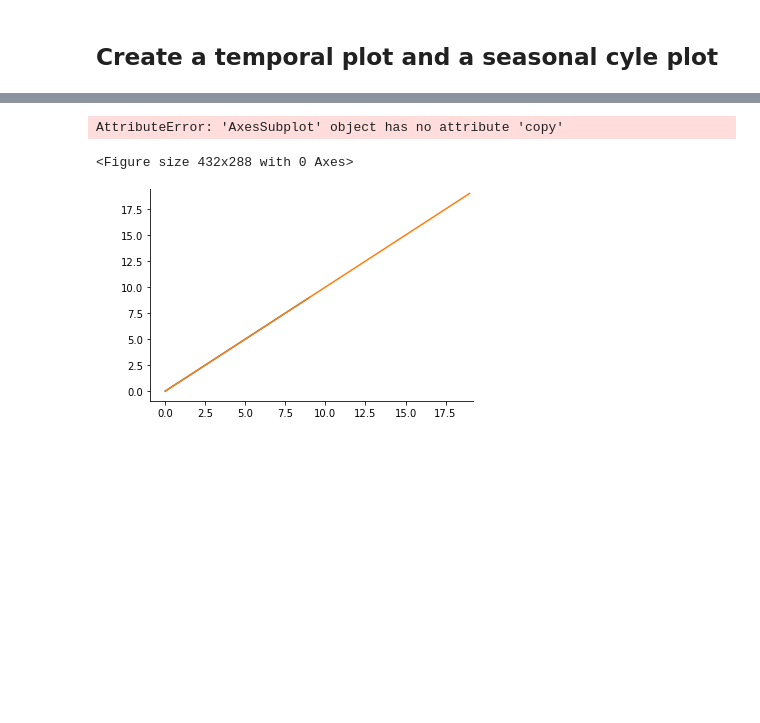
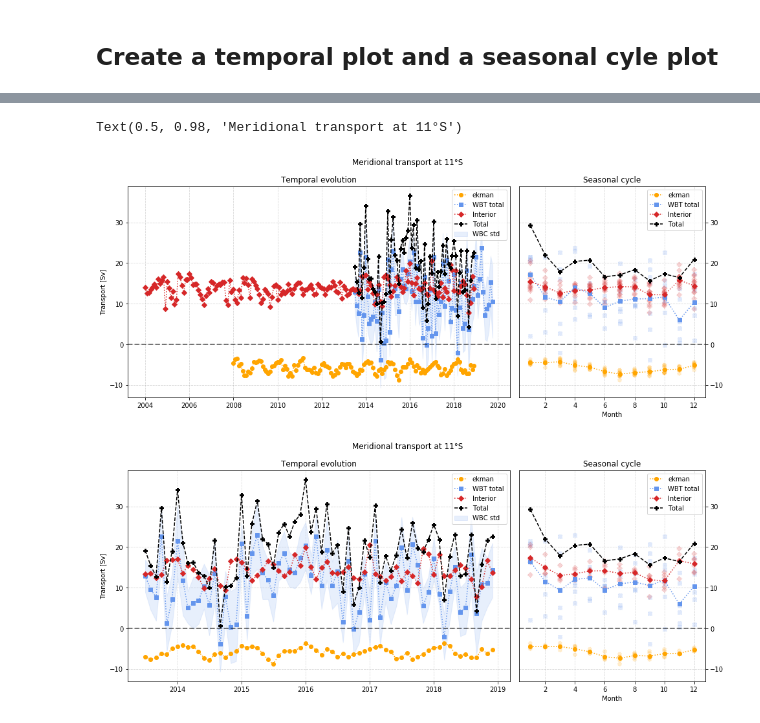
Before and after one commit to nilsnevertree/ApothermGroupProject, a Jupyter notebook: AmocTotalTransport.ipynb, the cells around one changed output, grey strips where cells are left out. Drawn from its saved outputs; the diff is of its cells as text; code cells hidden in the pictures; blank space fills up the shorter version.

Commit message:
finalized plots for wednesday

```diff
--- a/AmocTotalTransport.ipynb
+++ b/AmocTotalTransport.ipynb
@@ -249,10 +240,12 @@ replace_nan_with_other = lambda data, x= np.nan : data.where(~np.isnan(data), ot
 amoc_dataset['total'] = replace_nan_with_other(amoc_dataset.interior) + \
                         replace_nan_with_other(amoc_dataset.ekman_transport) + \
                         replace_nan_with_other(amoc_dataset.western_boundary)
-amoc_dataset.interior.attrs = {
+amoc_dataset.total.attrs = {
                 **dict(
                     unit = "Sv",
-                    long_name = "Interior transport variablility plus mean",
-                    label = "Interior"
+                    long_name = "Total transport variablility plus mean",
+                    label = "Total"
                     )
                 }
+
+amoc_dataset
@@ -492,22 +434,29 @@ Timestamp('2019-10-01 00:00:00', freq='<DateOffset: months=1>')
-# %%
-import matplotlib.pyplot as plt
-
-fig1, ax = plt.subplots()
-ax.plot(range(10))
-ax.remove()
-ax.plot(range(20))
-fig2 = plt.figure()
-ax.figure=fig2
-fig2.axes.append(ax)
-fig2.add_axes(ax)
-ax2 = ax.copy()
-dummy = fig2.add_subplot(111)
-ax.set_position(dummy.get_position())
-dummy.remove()
-plt.close(fig1)
-
-fig2.show()
-# %% [output]
-AttributeError: 'AxesSubplot' object has no attribute 'copy'
-<Figure size 432x288 with 0 Axes>
-[figure, removed]
+# %%
+colors = ("orange", "cornflowerblue", "tab:red", "k")
+markers = ('o', 's', 'D', 'P')
+
+''' Plot the whole dataset '''
+fig1 = plt.figure(figsize= (16,6))
+gs = gridspec.GridSpec(1, 3, wspace=0.05, hspace=0.4)
+ax1 = fig1.add_subplot(gs[0, 0:2])
+ax2 = fig1.add_subplot(gs[0, 2], sharey = ax1)
+
+fig1, ax1, ax2 = plot_from_amoc_dataset(amoc_dataset, fig = fig1, ax1 = ax1, ax2 = ax2, markers = markers, colors= colors)
+fig1.suptitle("Meridional transport at 11°S")
+
+''' Plot the only dataset for which total transport exists '''
+first_valid_time = pd.Series.first_valid_index(amoc_dataset.time.where(~np.isnan(amoc_dataset.total)).to_pandas())
+last_valid_time =pd.Series.last_valid_index(amoc_dataset.time.where(~np.isnan(amoc_dataset.total)).to_pandas())
+
+
+fig2 = plt.figure(figsize= (16,6))
+gs = gridspec.GridSpec(1, 3, wspace=0.05, hspace=0.4)
+ax2_1 = fig2.add_subplot(gs[0, 0:2])
+ax2_2 = fig2.add_subplot(gs[0, 2], sharey = ax2_1)
+
+fig2, ax2_1, ax2_2 = plot_from_amoc_dataset(amoc_dataset.sel(time = slice(first_valid_time, last_valid_time)), fig = fig2, ax1 = ax2_1, ax2 = ax2_2, markers = markers, colors= colors)
+fig2.suptitle("Meridional transport at 11°S")
+# %% [output]
+Text(0.5, 0.98, 'Meridional transport at 11°S')
+[figure, added]
+[figure, added]
```
Also changed, not shown: parts of 6 cells of this notebook.
